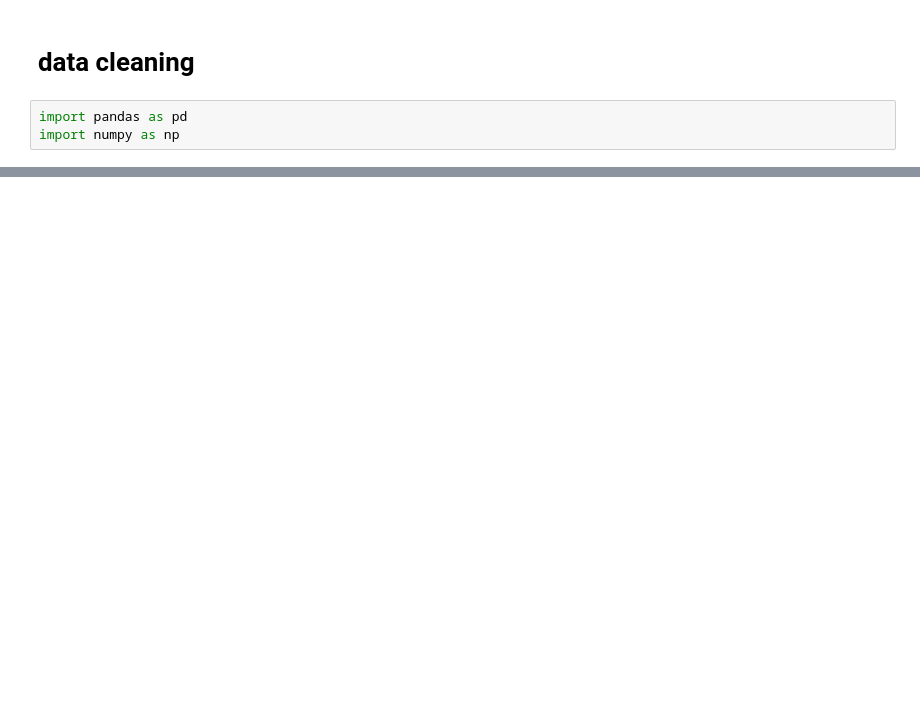
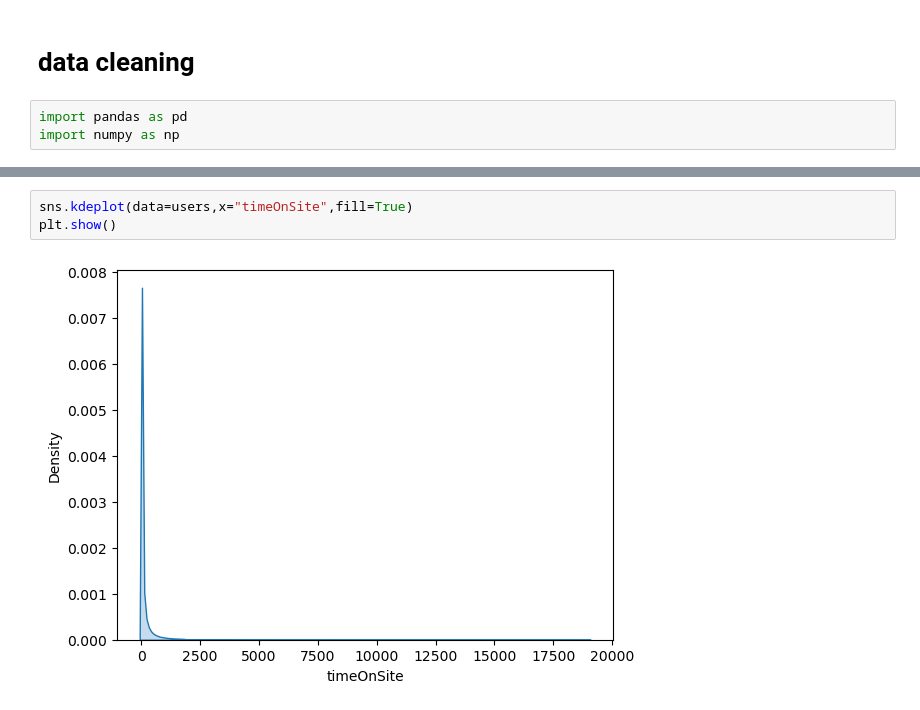
Before and after one commit to karthik-manikulam/GA360-Funnel-Analysis, a Jupyter notebook: Untitled.ipynb, the cells around one changed output, grey strips where cells are left out. Saved outputs shown, nothing was run; the diff lists cells and outputs as text; blank space fills up the shorter version.

```diff
--- a/Untitled.ipynb
+++ b/Untitled.ipynb
@@ -310,0 +344,5 @@ check.head(25)
+# %%
+sns.kdeplot(data=users,x="timeOnSite",fill=True)
+plt.show()
+# %% [output]
+[figure, added]
```
Also changed, not shown: parts of 65 cells of this notebook, 6 other files.
